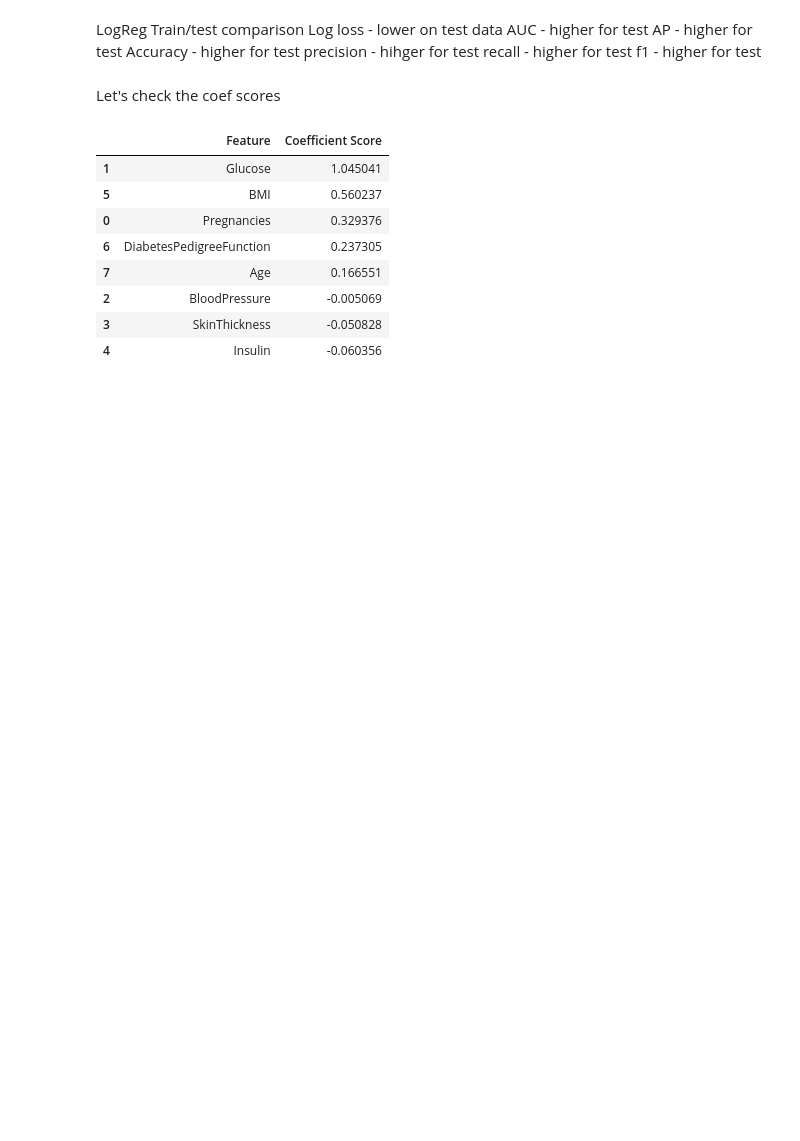
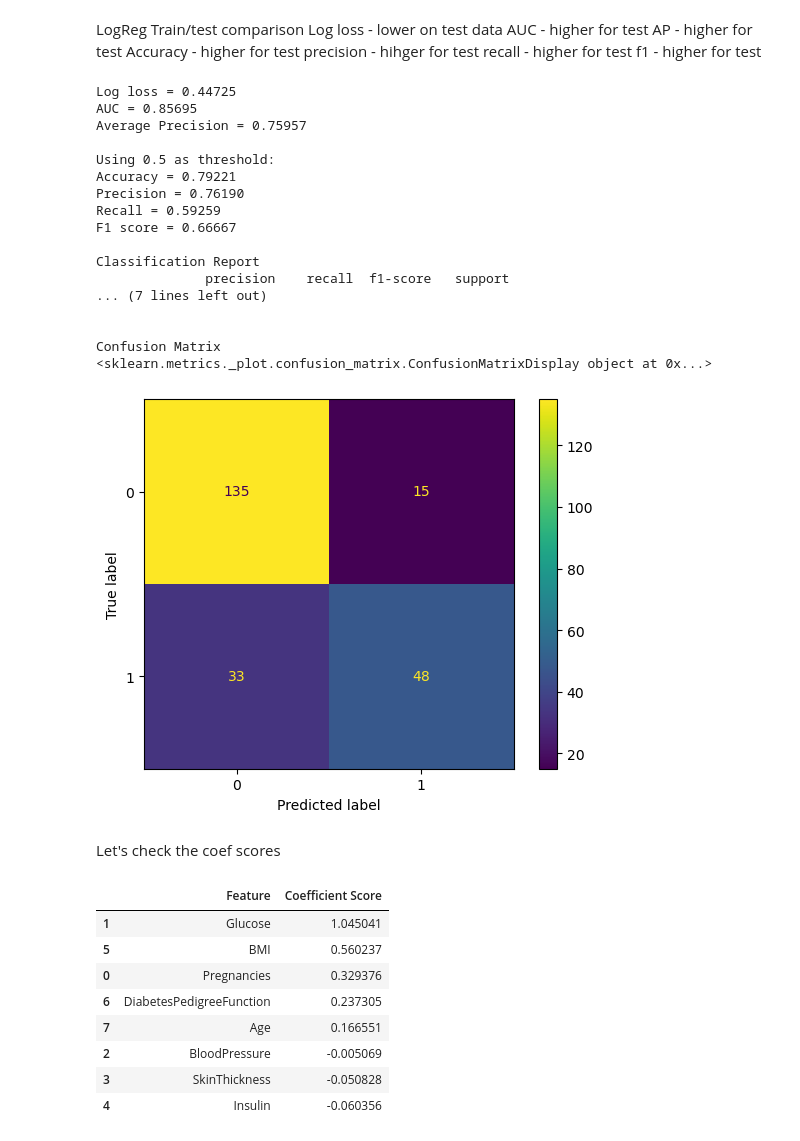
Before and after one commit to SBangarh/ml-project-supervised-learning, a Jupyter notebook: Supervised Learning - Project.ipynb, the cells around one changed output. Drawn from its saved outputs; the diff is of its cells as text; code cells hidden in the pictures; blank space fills up the shorter version.

```diff
--- a/Supervised Learning - Project.ipynb
+++ b/Supervised Learning - Project.ipynb
@@ -457,7 +517,26 @@ precision - hihger for test
 recall - higher for test
 f1 - higher for test
 # %%
-print_scores(y_test, test_prob, test_pred, testing_matrix)
+print_metrics(y_test, test_prob, test_pred, testing_matrix)
+# %% [output]
+Log loss = 0.44725
+AUC = 0.85695
+Average Precision = 0.75957
+
+Using 0.5 as threshold:
+Accuracy = 0.79221
+Precision = 0.76190
+Recall = 0.59259
+F1 score = 0.66667
+
+Classification Report
+              precision    recall  f1-score   support
+... (7 lines left out)
+
+
+Confusion Matrix
+<sklearn.metrics._plot.confusion_matrix.ConfusionMatrixDisplay object at 0x...>
+[figure, added]
 # %% [markdown]
 Let's check the coef scores
 # %%
```
Also changed, not shown: parts of 19 cells of this notebook.
